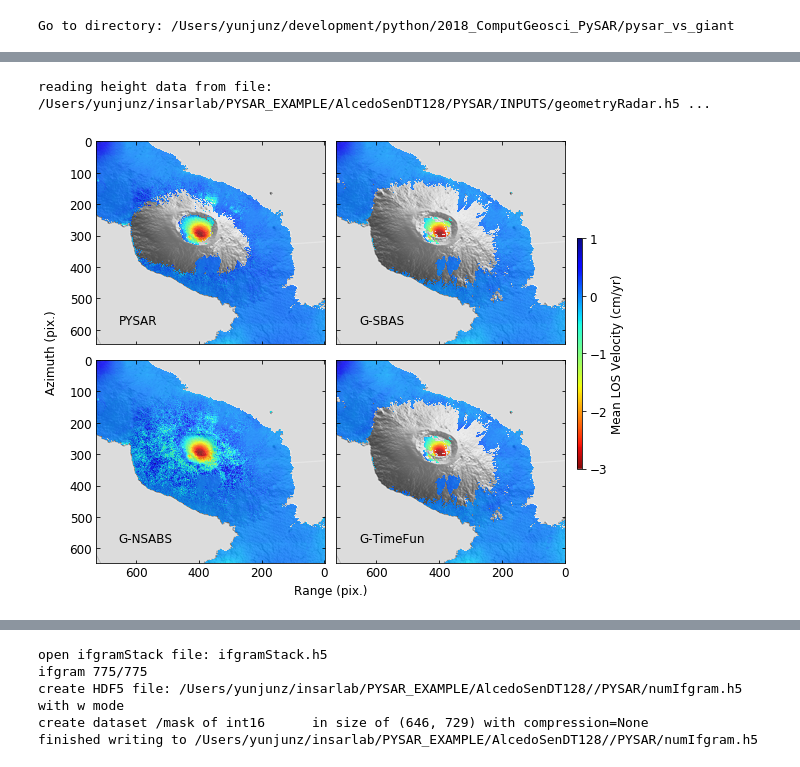
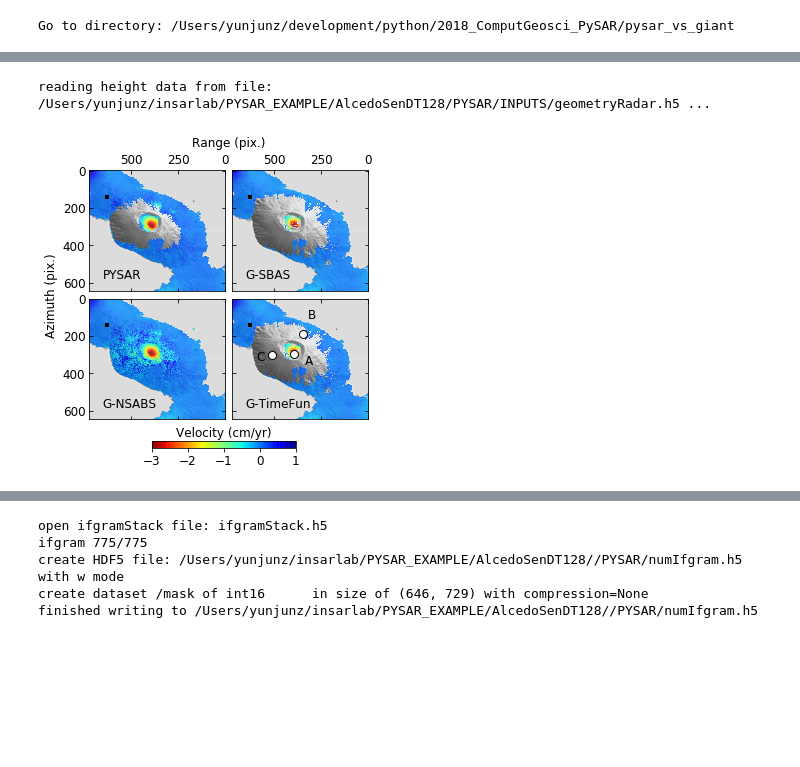
Before and after one commit to geodesymiami/Yunjun_et_al-2019-MintPy, a Jupyter notebook: pysar_vs_giant.ipynb, the cells around one changed output, grey strips where cells are left out. Saved outputs shown, nothing was run; the diff lists cells and outputs as text; code cells hidden in the pictures; blank space fills up the shorter version.

```diff
--- a/pysar_vs_giant.ipynb
+++ b/pysar_vs_giant.ipynb
@@ -3,6 +3,7 @@ import os
 import sys
 import numpy as np
 from matplotlib import pyplot as plt, ticker
+from mpl_toolkits.axes_grid1 import make_axes_locatable
 from pysar.simulation.plot import *
 from pysar.objects import timeseries, ifgramStack, sensor
 from pysar.utils import readfile, ptime, plot as pp, writefile
@@ -11,5 +12,23 @@ from pysar.utils import readfile, ptime, plot as pp, writefile
 work_dir = '/Users/yunjunz/development/python/2018_ComputGeosci_PySAR/pysar_vs_giant'
 os.chdir(work_dir)
 print('Go to directory: '+work_dir)
+
+project_dir = '/Users/yunjunz/insarlab/PYSAR_EXAMPLE/AlcedoSenDT128/'
+yx = [(295, 395)]
+yx.append((189, 348))
+yx.append((300, 515))
+yx_labels = ['A', 'B', 'C']
+
+labels = ['PYSAR', 'G-SBAS', 'G-NSABS', 'G-TimeFun']
+ts_files = [project_dir+'PYSAR/timeseries_ECMWF_demErr_refDate_plane_masked.h5',
+            project_dir+'GIANT/Stack/LS-PARAMS.h5',
+            project_dir+'GIANT/Stack/NSBAS-PARAMS.h5',
+            project_dir+'GIANT/Stack/TS-PARAMS.h5',
+           ]
+vel_files = [project_dir+'PYSAR/velocity_masked.h5',
+            project_dir+'GIANT/Stack/LS-velocity.h5',
+            project_dir+'GIANT/Stack/NSBAS-velocity.h5',
+            project_dir+'GIANT/Stack/TS-velocity.h5',
+           ]
 # %% [output]
 Go to directory: /Users/yunjunz/development/python/2018_ComputGeosci_PySAR/pysar_vs_giant
@@ -55,45 +35,62 @@ plt.show()
 # %%
 ## Linear Velocity Map
-
-ts_files = [project_dir+'PYSAR/velocity_masked.h5',
-            project_dir+'GIANT/Stack/LS-velocity.h5',
-            project_dir+'GIANT/Stack/NSBAS-velocity.h5',
-            project_dir+'GIANT/Stack/TS-velocity.h5',
-           ]
-
 dem_file = project_dir+'PYSAR/INPUTS/geometryRadar.h5'
 dem = readfile.read(dem_file, datasetName='height')[0]
 pdict = {}
 pdict['disp_dem_contour'] = False
+atr = readfile.read_attribute(vel_files[0])
+length, width = int(atr['LENGTH']), int(atr['WIDTH'])
+ref_y, ref_x = int(atr['REF_Y']), int(atr['REF_X'])
 
-fig, ax = plt.subplots(nrows=2, ncols=2, figsize=(8, 8), sharex=True, sharey=True, squeeze=True)
+
+fig, ax = plt.subplots(nrows=2, ncols=2, figsize=(5, 5), sharey=True, squeeze=True)
 for i in [0,1,2,3]:
     row = int(i / 2)
     col = i % 2
     axi = ax[row, col]
     axi = pp.plot_dem_background(ax=axi, geo_box=None, dem=dem,
                                  inps_dict=pdict, print_msg=False)
-    data = readfile.read(ts_files[i], datasetName='velocity')[0] * 100.
+    data = readfile.read(vel_files[i], datasetName='velocity')[0] * 100.
     im = axi.imshow(data, cmap='jet_r', vmin=-3, vmax=1, alpha=0.8)
+    axi.plot(ref_x, ref_y, 'sk', ms=3)
+
+    axi.xaxis.tick_top()
     axi.invert_xaxis()
     axi.tick_params(which='both', direction='in', labelsize=font_size,
                     bottom=True, top=True, left=True, right=True)
     axi.annotate(labels[i], xy=(0.1, 0.1), color='k', xycoords='axes fraction', fontsize=font_size)
-plt.subplots_adjust(right=0.94, wspace=0.05, hspace=0.01)
-cax = fig.add_axes([0.96, 0.3, 0.01, 0.4])
-cbar = plt.colorbar(im, cax=cax)
+
+plt.setp(ax[1,0].get_xticklabels(), visible=False)
+plt.setp(ax[1,1].get_xticklabels(), visible=False)
+#plt.setp(ax[3].get_xticklabels(), visible=False)
+
+# point of interest
+xoff = [-60, -30, 80]
+yoff = [ 60, -80, 30]
+for i in range(len(yx)):
+    y, x = yx[i]
+    ax.flatten()[-1].scatter(x, y, s=8**2, color='w', edgecolors='k')
+    ax.flatten()[-1].annotate(yx_labels[i], (x+xoff[i], y+yoff[i]), fontsize=font_size)
+
+#plt.subplots_adjust(right=0.94, wspace=0.05, hspace=0.01)
+#cax = fig.add_axes([0.96, 0.3, 0.02, 0.4])
+plt.subplots_adjust(bottom=0.05, wspace=0.05, hspace=-0.25)
+cax = fig.add_axes([0.3, 0.04, 0.4, 0.02])
+
+cbar = plt.colorbar(im, cax=cax, orientation='horizontal')
 cbar.ax.tick_params(labelsize=font_size)
 cbar.locator = ticker.MaxNLocator(nbins=4)
 cbar.update_ticks()
-cbar.set_label('Mean LOS Velocity (cm/yr)', fontsize=font_size)
+cbar.set_label('Velocity (cm/yr)', fontsize=font_size)
+cbar.ax.xaxis.set_label_position('top')
 
-pp.set_shared_xlabel(ax.flatten(), 'Range (pix.)',   labelpad=-0.1, position='bottom')
-pp.set_shared_ylabel(ax.flatten(), 'Azimuth (pix.)', labelpad=-0.06)
+pp.set_shared_xlabel(ax.flatten(), 'Range (pix.)',   labelpad=0.08, position='top')
+pp.set_shared_ylabel(ax.flatten(), 'Azimuth (pix.)', labelpad=-0.04)
 
 out_file= 'vel_AlcedoSen.jpg'
 plt.savefig(out_file, bbox_inches='tight', transparent=True, dpi=fig_dpi)
 
 plt.show()
 # %% [output]
 reading height data from file: /Users/yunjunz/insarlab/PYSAR_EXAMPLE/AlcedoSenDT128/PYSAR/INPUTS/geometryRadar.h5 ...
-[figure, old version]
+[figure, new version]
```
Also changed, not shown: parts of 3 cells of this notebook, 2 other files.
